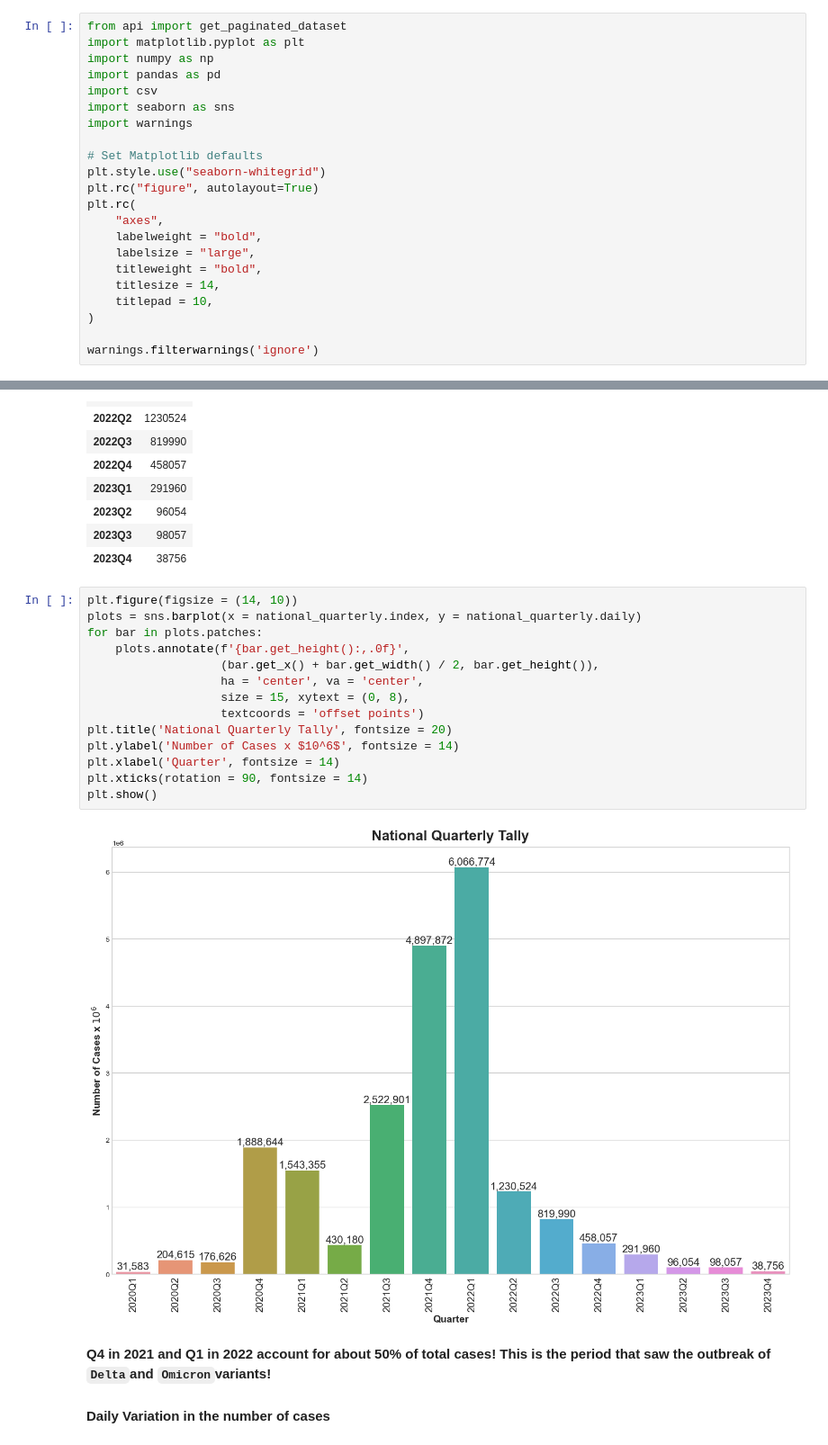
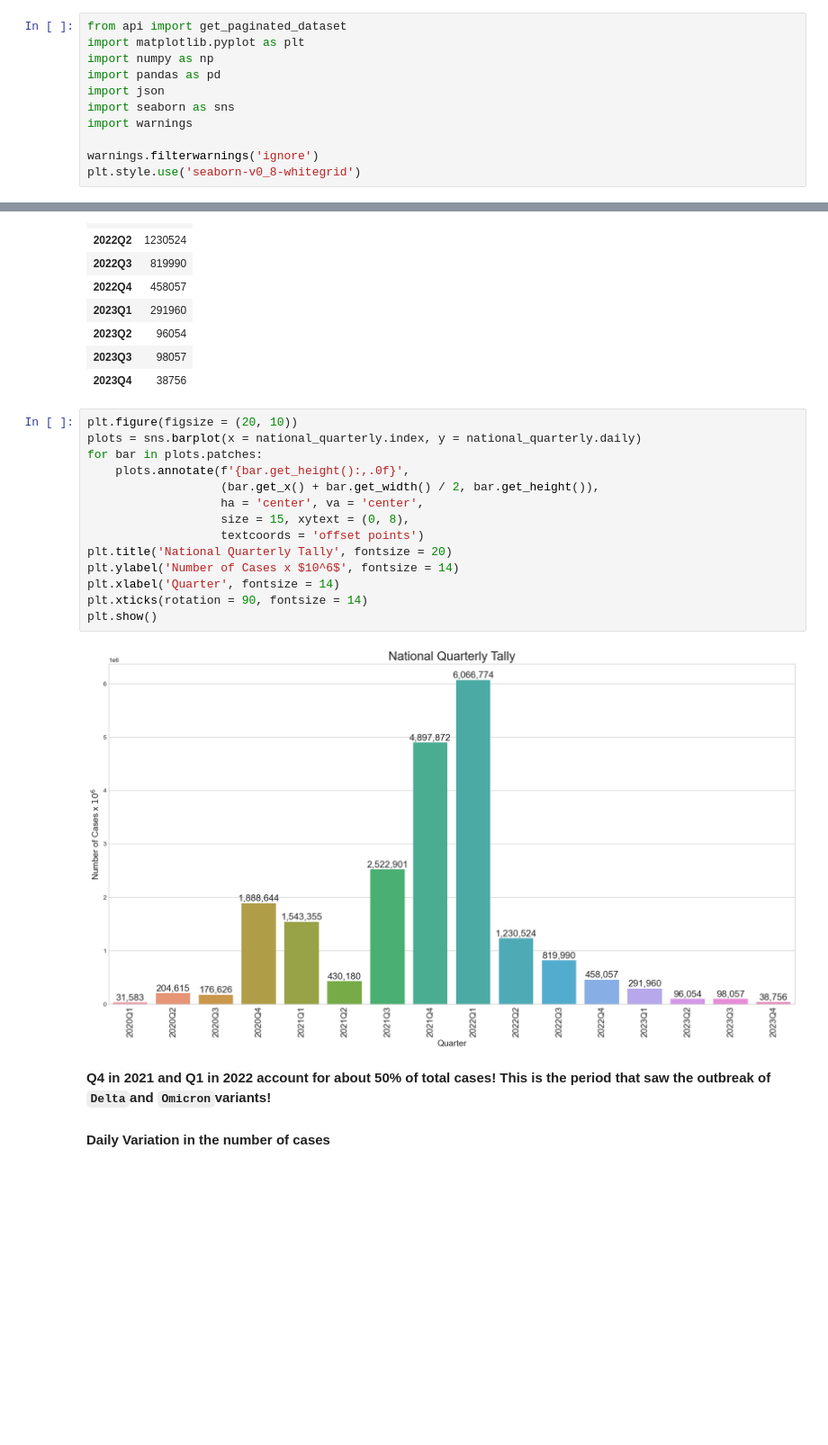
Before and after one commit to CyprianFusi/UK-Covid-19-Data-via-OpenData-API, a Jupyter notebook: uk_covid_dataset_over_api_time_series.ipynb, the cells around one changed output, grey strips where cells are left out. Shown at 90% size. Drawn from its saved outputs; the diff is of its cells as text; blank space fills up the shorter version.

```diff
--- a/uk_covid_dataset_over_api_time_series.ipynb
+++ b/uk_covid_dataset_over_api_time_series.ipynb
@@ -18,23 +18,12 @@ from api import get_paginated_dataset
 import matplotlib.pyplot as plt
 import numpy as np
 import pandas as pd
-import csv
+import json
 import seaborn as sns
 import warnings
 
-# Set Matplotlib defaults
-plt.style.use("seaborn-whitegrid")
-plt.rc("figure", autolayout=True)
-plt.rc(
-    "axes",
-    labelweight = "bold",
-    labelsize = "large",
-    titleweight = "bold",
-    titlesize = 14,
-    titlepad = 10,
-)
-
 warnings.filterwarnings('ignore')
+plt.style.use('seaborn-v0_8-whitegrid')
 # %%
 query_filters = [f'areaType=region']
 query_structure = {"date": "date",
@@ -166,21 +155,21 @@ national_quarterly
 | 2023Q3 | 98057 |
 | 2023Q4 | 38756 |
 # %%
-plt.figure(figsize = (14, 10))
+plt.figure(figsize = (20, 10))
 plots = sns.barplot(x = national_quarterly.index, y = national_quarterly.daily)
 for bar in plots.patches:
     plots.annotate(f'{bar.get_height():,.0f}',
                    (bar.get_x() + bar.get_width() / 2, bar.get_height()),
                    ha = 'center', va = 'center',
                    size = 15, xytext = (0, 8),
                    textcoords = 'offset points')
 plt.title('National Quarterly Tally', fontsize = 20)
 plt.ylabel('Number of Cases x $10^6$', fontsize = 14)
 plt.xlabel('Quarter', fontsize = 14)
 plt.xticks(rotation = 90, fontsize = 14)
 plt.show()
 # %% [output]
-[figure, old version]
+[figure, new version]
 # %% [markdown]
 **Q4 in 2021 and Q1 in 2022 account for about 50% of total cases! This is the period that saw the outbreak of `Delta`and `Omicron`variants!**
 
```
Also changed, not shown: parts of 5 cells of this notebook, 1 other file.
